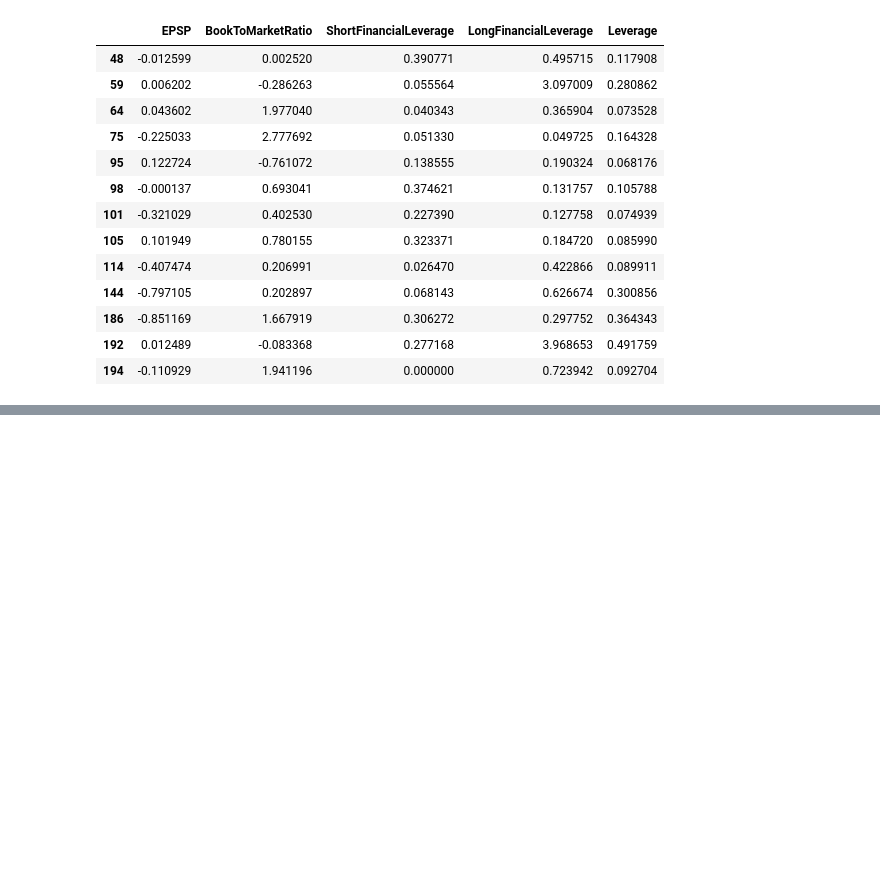
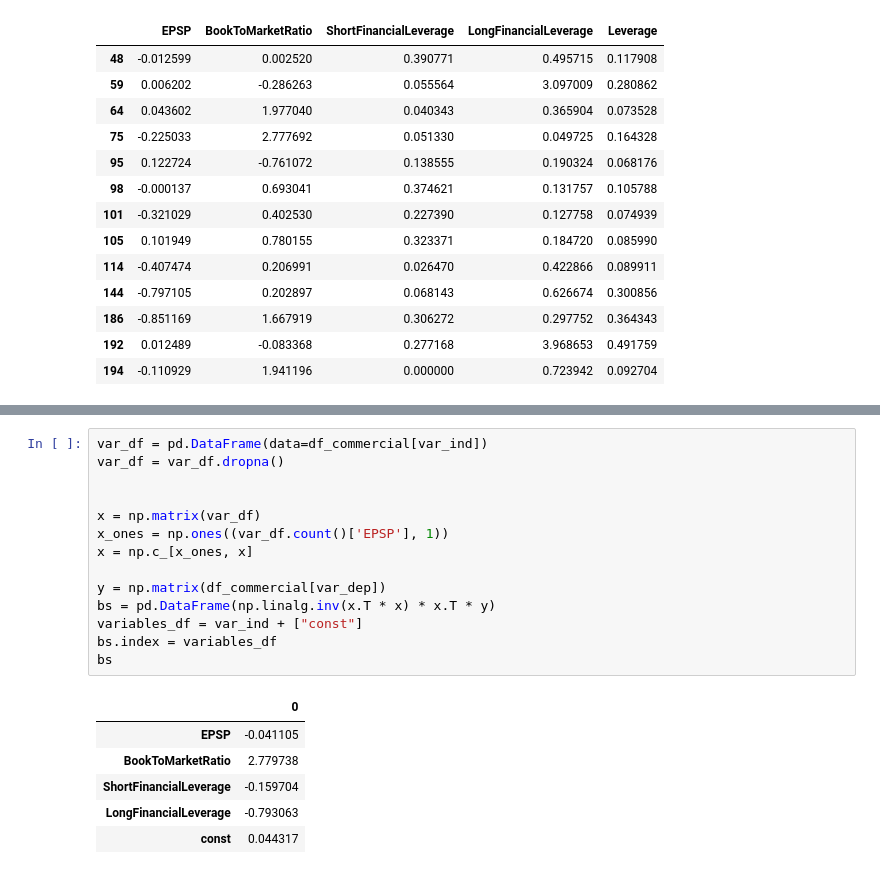
Before and after one commit to danoman17/TC3007C_Modulo5, a Jupyter notebook: Módulo_5_Preprocesamiento_de_datos.ipynb, the cells around one changed output, grey strips where cells are left out. Drawn from its saved outputs; the diff is of its cells as text; blank space fills up the shorter version.

```diff
--- a/Módulo_5_Preprocesamiento_de_datos.ipynb
+++ b/Módulo_5_Preprocesamiento_de_datos.ipynb
@@ -555,0 +591,21 @@ sm_leverage[sm_leverage['Leverage'] > thrh]
+# %%
+var_df = pd.DataFrame(data=df_commercial[var_ind])
+var_df = var_df.dropna()
+
+
+x = np.matrix(var_df)
+x_ones = np.ones((var_df.count()['EPSP'], 1))
+x = np.c_[x_ones, x]
+
+y = np.matrix(df_commercial[var_dep])
+bs = pd.DataFrame(np.linalg.inv(x.T * x) * x.T * y)
+variables_df = var_ind + ["const"]
+bs.index = variables_df
+bs
+# %% [output]
+|  | 0 |
+| EPSP | -0.041105 |
+| BookToMarketRatio | 2.779738 |
+| ShortFinancialLeverage | -0.159704 |
+| LongFinancialLeverage | -0.793063 |
+| const | 0.044317 |
```
Also changed, not shown: parts of 26 cells of this notebook.
